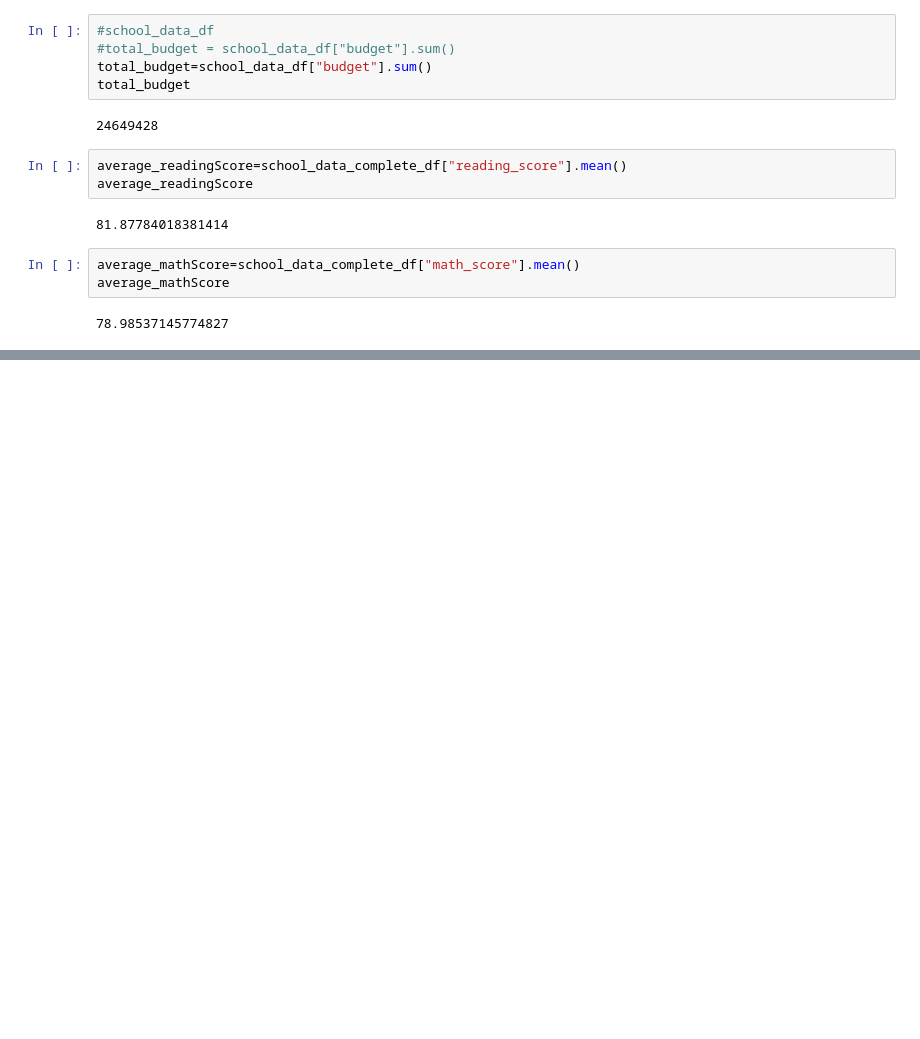
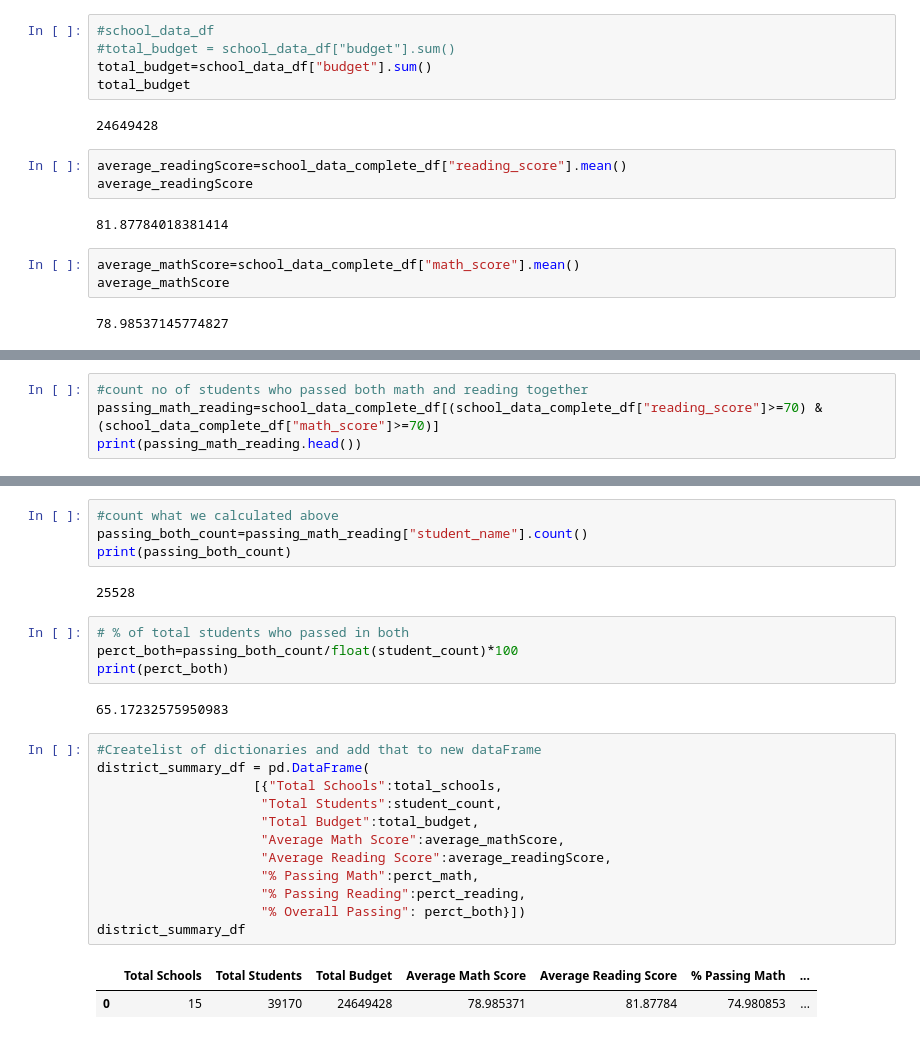
Before and after one commit to shaileeM/School_District_Analysis, a Jupyter notebook: PyCitySchools.ipynb, the cells around one changed output, grey strips where cells are left out. Saved outputs shown, nothing was run; the diff lists cells and outputs as text; blank space fills up the shorter version.

```diff
--- a/PyCitySchools.ipynb
+++ b/PyCitySchools.ipynb
@@ -154,0 +229,4 @@ average_mathScore
+# %%
+#count no of students who passed both math and reading together
+passing_math_reading=school_data_complete_df[(school_data_complete_df["reading_score"]>=70) & (school_data_complete_df["math_score"]>=70)]
+print(passing_math_reading.head())
@@ -154,0 +247,27 @@ average_mathScore
+# %%
+#count what we calculated above
+passing_both_count=passing_math_reading["student_name"].count()
+print(passing_both_count)
+# %% [output]
+25528
+# %%
+# % of total students who passed in both
+perct_both=passing_both_count/float(student_count)*100
+print(perct_both)
+# %% [output]
+65.17232575950983
+# %%
+#Createlist of dictionaries and add that to new dataFrame
+district_summary_df = pd.DataFrame(
+                    [{"Total Schools":total_schools,
+                     "Total Students":student_count,
+                     "Total Budget":total_budget,
+                     "Average Math Score":average_mathScore,
+                     "Average Reading Score":average_readingScore,
+                     "% Passing Math":perct_math,
+                     "% Passing Reading":perct_reading,
+                     "% Overall Passing": perct_both}])
+district_summary_df
+# %% [output]
+|  | Total Schools | Total Students | Total Budget | Average Math Score | Average Reading Score | % Passing Math | ... |
+| 0 | 15 | 39170 | 24649428 | 78.985371 | 81.87784 | 74.980853 | ... |
```
Also changed, not shown: parts of 7 cells of this notebook.
